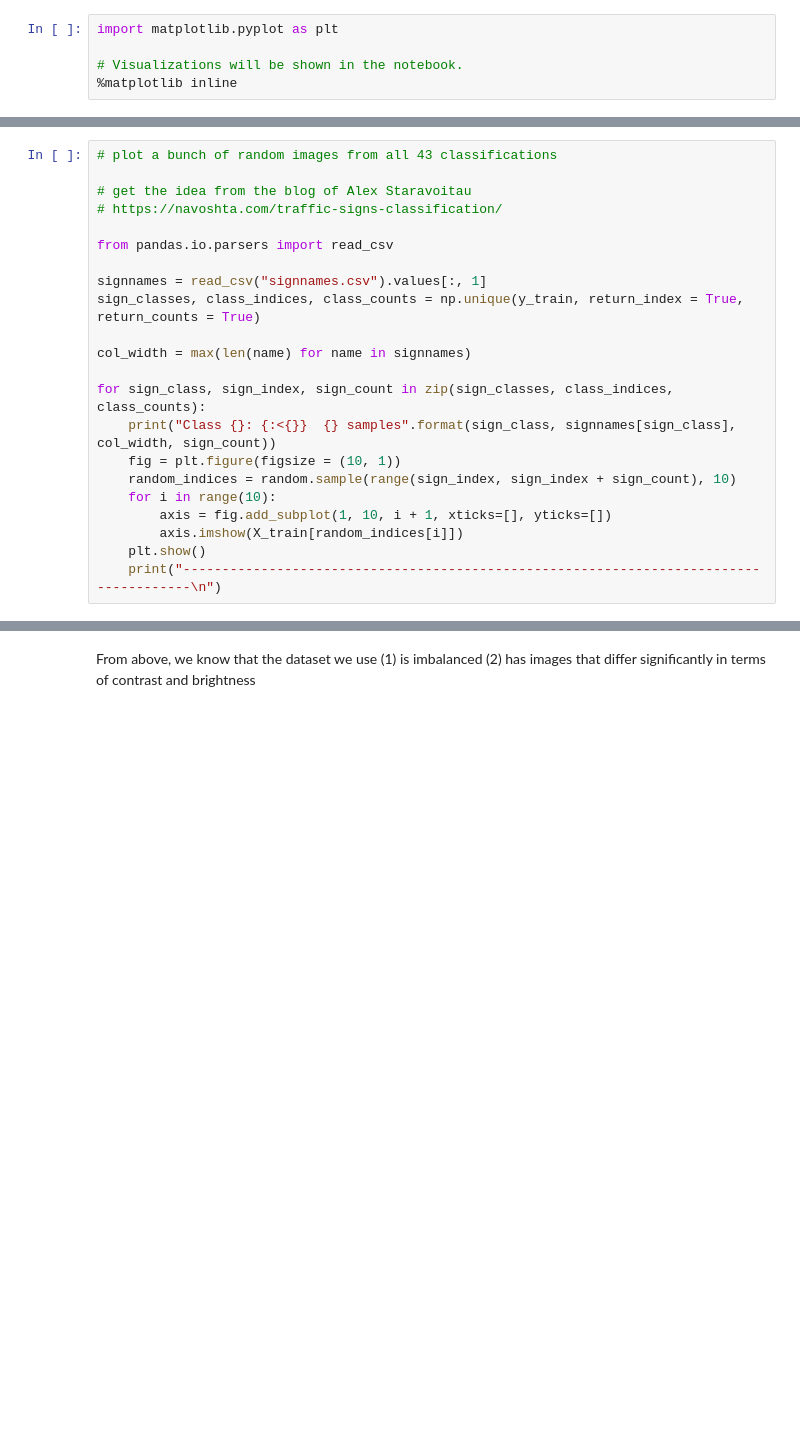
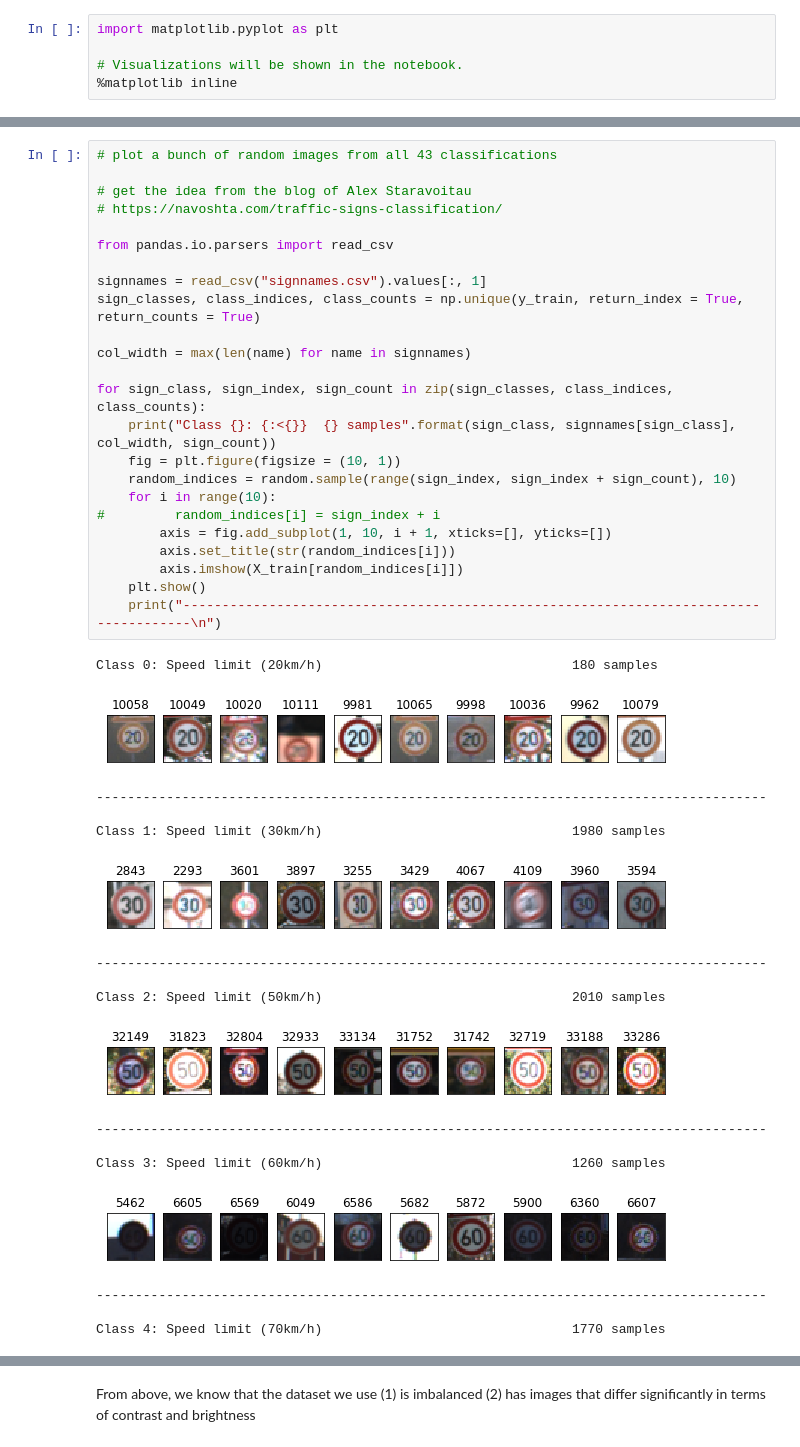
Before and after one commit to fevemania/CarND-Traffic-Sign-Classifier-Project, a Jupyter notebook: Traffic_Sign_Classifier.ipynb, the cells around one changed output, grey strips where cells are left out. Cells and saved outputs as stored; diff of their text form; blank space fills up the shorter version.

```diff
--- a/Traffic_Sign_Classifier.ipynb
+++ b/Traffic_Sign_Classifier.ipynb
@@ -145,22 +167,42 @@ print("label of the picture: ", y_train[index])
 # %%
 # plot a bunch of random images from all 43 classifications
 
 # get the idea from the blog of Alex Staravoitau
 # https://navoshta.com/traffic-signs-classification/
 
 from pandas.io.parsers import read_csv
 
 signnames = read_csv("signnames.csv").values[:, 1]
 sign_classes, class_indices, class_counts = np.unique(y_train, return_index = True, return_counts = True)
 
 col_width = max(len(name) for name in signnames)
 
 for sign_class, sign_index, sign_count in zip(sign_classes, class_indices, class_counts):
     print("Class {}: {:<{}}  {} samples".format(sign_class, signnames[sign_class], col_width, sign_count))
     fig = plt.figure(figsize = (10, 1))
     random_indices = random.sample(range(sign_index, sign_index + sign_count), 10)
     for i in range(10):
+#         random_indices[i] = sign_index + i
         axis = fig.add_subplot(1, 10, i + 1, xticks=[], yticks=[])
+        axis.set_title(str(random_indices[i]))
         axis.imshow(X_train[random_indices[i]])
     plt.show()
     print("--------------------------------------------------------------------------------------\n")
+# %% [output]
+Class 0: Speed limit (20km/h)                                180 samples
+[figure, added]
+--------------------------------------------------------------------------------------
+
+Class 1: Speed limit (30km/h)                                1980 samples
+[figure, added]
+--------------------------------------------------------------------------------------
+
+Class 2: Speed limit (50km/h)                                2010 samples
+[figure, added]
+--------------------------------------------------------------------------------------
+
+Class 3: Speed limit (60km/h)                                1260 samples
+[figure, added]
+--------------------------------------------------------------------------------------
+
+Class 4: Speed limit (70km/h)                                1770 samples
```
Also changed, not shown: parts of 31 cells of this notebook.
